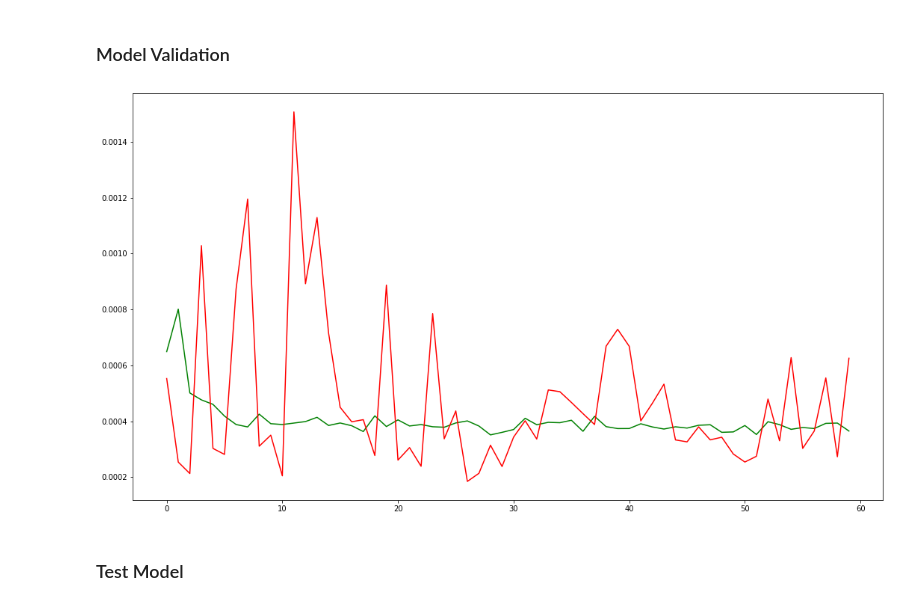
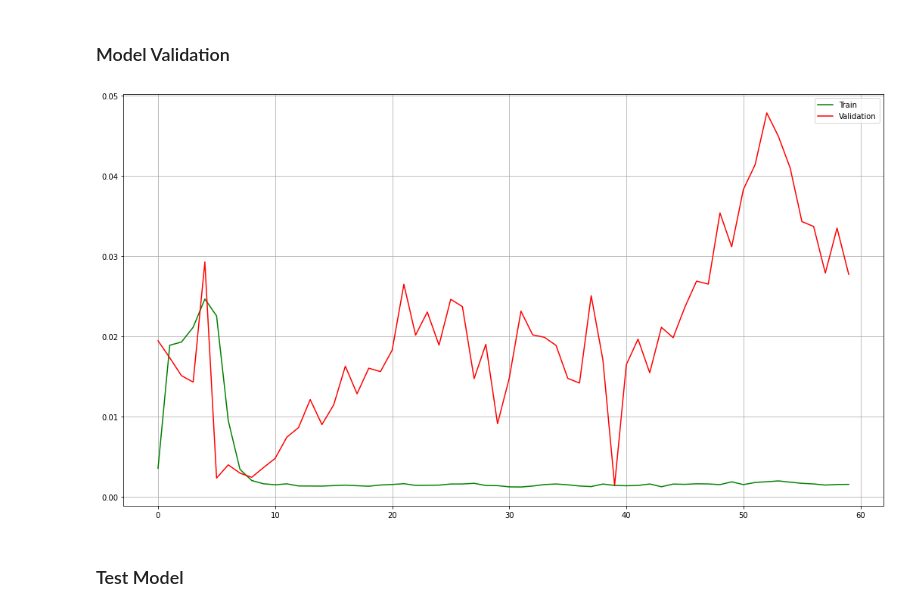
Before and after one commit to cornelius-muhatia/lstm-stock-prediction, a Jupyter notebook: ibm-price-prediction.ipynb, the cells around one changed output. Cells and saved outputs as stored; diff of their text form; code cells hidden in the pictures.

Commit message:
Changed training model

```diff
--- a/ibm-price-prediction.ipynb
+++ b/ibm-price-prediction.ipynb
@@ -22,7 +22,7 @@ DATA_URL = "https://query1.finance.yahoo.com/v7/finance/download/IBM?period1=-25
 TRAIN_DATE_BOUNDARY = '2020-01-01'
 EPOCHS = 60
 BATCH_SIZE = 31
-STEPS = 5
+STEPS = 7
 # %% [markdown]
 ## Download data
 Download data from Yahoo finance and partition to test and training
@@ -47,7 +47,7 @@ data.plot(title="IBM Graph", grid=True, y=['Close', 'High', 'Low'])
 ## Split Data (Training &  Testing)
 # %%
 training_data = data[data['Date'] < TRAIN_DATE_BOUNDARY]
-training_data.drop(inplace=True, columns=['Date', 'Adj Close', 'Volume'], axis=1)
+training_data.drop(inplace=True, columns=['Date', 'Adj Close'], axis=1)
 training_data.head()
 # %% [output]
 A value is trying to be set on a copy of a slice from a DataFrame
@@ -110,3 +110,19 @@ model.compile(optimizer='adam', loss='mean_squared_error')
+# %%
+model = keras.Sequential()
+model.add(keras.layers.LSTM(units=40, input_shape=(training_features.shape[1], training_features.shape[2]),
+      activation='relu',
+      return_sequences=True
+    )
+)
+model.add(keras.layers.Dropout(rate=0.2))
+model.add(keras.layers.LSTM(units=60, activation='relu', return_sequences=True))
+model.add(keras.layers.Dropout(rate=0.2))
+model.add(keras.layers.LSTM(units=80, activation='relu', return_sequences=True))
+model.add(keras.layers.Dropout(rate=0.2))
+model.add(keras.layers.LSTM(units=120, activation='relu'))
+model.add(keras.layers.Dropout(rate=0.2))
+model.add(keras.layers.Dense(units=1))
+model.compile(optimizer='adam', loss='mean_squared_error')
 # %%
 model_results = model.fit(
     training_features,
@@ -139,9 +155,11 @@ Epoch 60/60
 # %%
 plt.plot(model_results.history['loss'], label='Train', color='green')
 plt.plot(model_results.history['val_loss'], label='Validation', color='red')
+plt.legend()
+plt.grid(True)
 plt.show()
 # %% [output]
-[figure, old version]
+[figure, new version]
 # %% [markdown]
 ### Test Model
 # %% [markdown]
```
Also changed, not shown: parts of 9 cells of this notebook.
